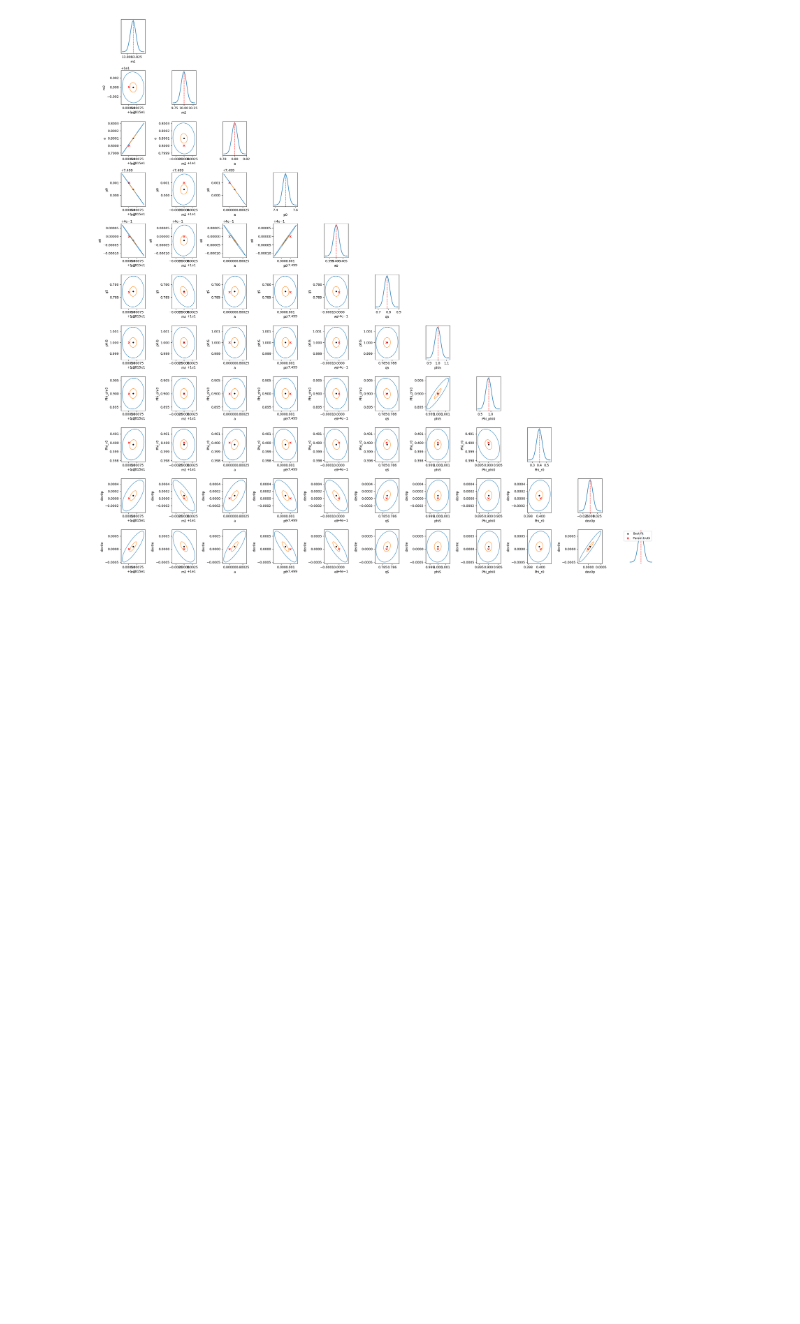
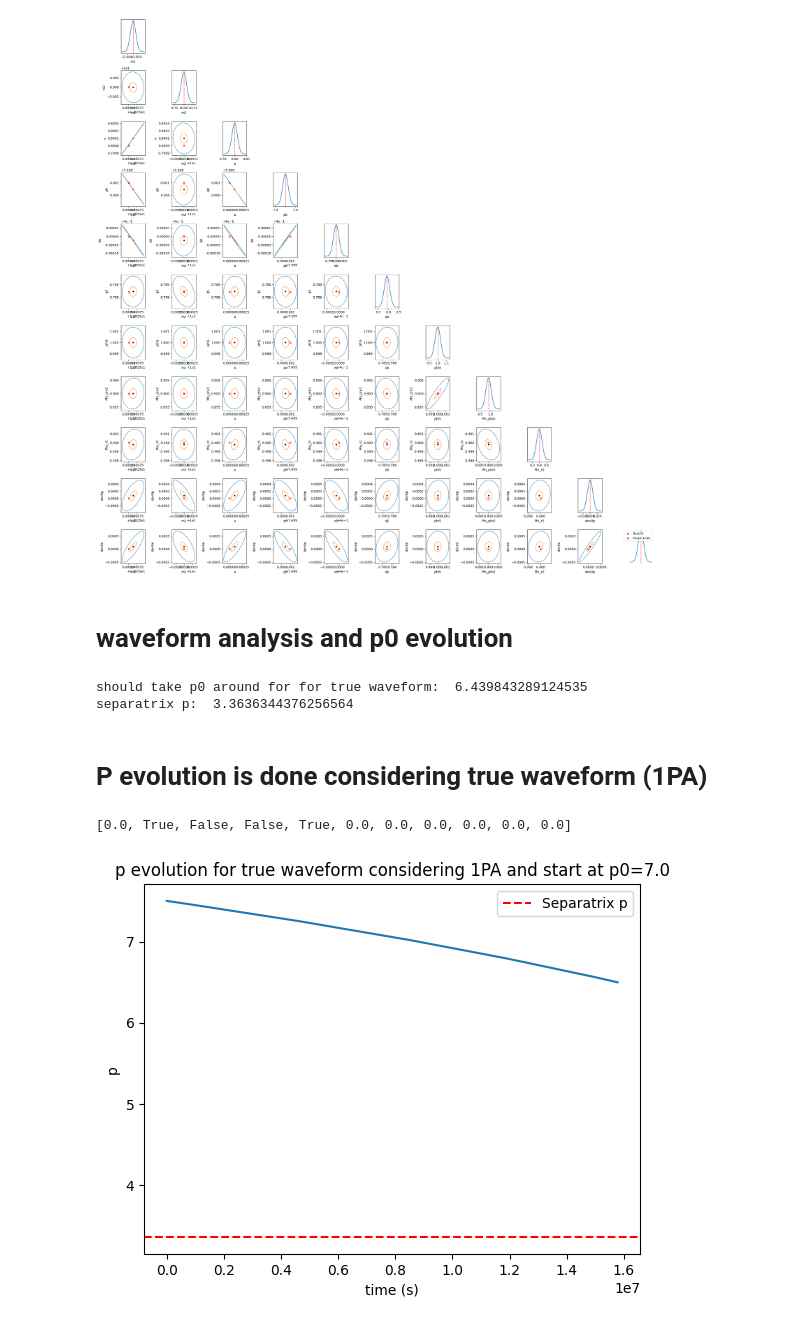
Before and after one commit to rishavrste/SuperKludge_r, a Jupyter notebook: CV_Biases/Best_F_point_analysis/cv_check.ipynb, the cells around one changed output. Saved outputs shown, nothing was run; the diff lists cells and outputs as text; code cells hidden in the pictures; blank space fills up the shorter version.

```diff
--- a/CV_Biases/Best_F_point_analysis/cv_check.ipynb
+++ b/CV_Biases/Best_F_point_analysis/cv_check.ipynb
@@ -520,0 +533,44 @@ fisher_exact = xp.array(Fisher[-1])
+# %% [markdown]
+# waveform analysis and p0 evolution
+# %%
+from few.utils.utility import (
+    get_mismatch,
+    get_m2_at_t,
+    get_p_at_t,
+    )
+
+from few.utils.geodesic import (
+    get_fundamental_frequencies,
+    get_separatrix,
+    get_kerr_geo_constants_of_motion,
+    ELQ_to_pex,
+    )
+SK_traj = EMRIInspiral(func=SuperKludgeFlux)
+#get_p_at_t may fail with SuperKludge, especially with lower eccentricities, so we use KerrEccEq to generate p0
+add_args = [chi2, evolve_1PA_true, evolve_primary, evolve_2PA,deviation_included,dev_0_p_true,dev_0_e_true,dev_1_p,dev_1_e,dev_2_p,dev_2_e]
+p_sep = get_separatrix(a_true, e0_true, xI0_true)
+p0_should = get_p_at_t(traj_module=SK_traj, t_out=0.5, traj_args=[m1_true, m2_true, a_true, e0_true, xI0_true, *add_args])
+print('should take p0 around for for true waveform: ', p0_should+0.1)
+print('separatrix p: ', p_sep)
+# %% [output]
+should take p0 around for for true waveform:  6.439843289124535
+separatrix p:  3.3636344376256564
+# %% [markdown]
+# P evolution is done considering true waveform (1PA)
+# %%
+from scipy.interpolate import CubicSpline
+add_args = [chi2, evolve_1PA_true, evolve_primary, evolve_2PA,deviation_included,dev_0_p_true,dev_0_e_true,dev_1_p,dev_1_e,dev_2_p,dev_2_e]
+print(add_args)
+t_evol, p_evol, e_evol, x2_evol, pp2_evol, pt2_evol, pr2_evol, _, _ = SK_traj(m1_true, m2_true, a_true, p0_true, e0_true, xI0_true, *add_args,
+                                               Phi_phi0=Phi_phi0_true, Phi_theta0=Phi_theta0_true, Phi_r0=Phi_r0_true, T=T, dt=dt)
+p_evolution = CubicSpline(t_evol, p_evol)(t_evol)
+plt.plot(t_evol, p_evolution)
+plt.title('p evolution for true waveform considering 1PA and start at p0=7.0')
+plt.xlabel('time (s)')
+plt.ylabel('p')
+plt.axhline(p_sep, color='red', linestyle='--', label='Separatrix p')
+plt.legend()
+plt.show()
+# %% [output]
+[0.0, True, False, False, True, 0.0, 0.0, 0.0, 0.0, 0.0, 0.0]
+[figure, added]
```
Also changed, not shown: parts of 17 cells of this notebook, 5 other files.
